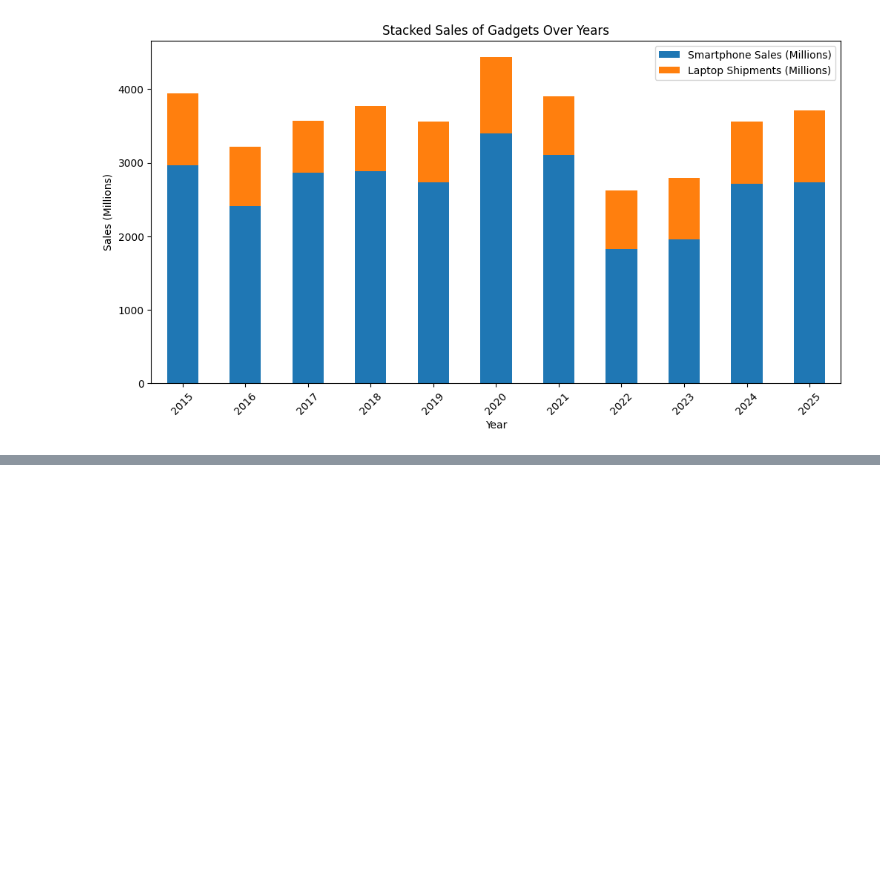
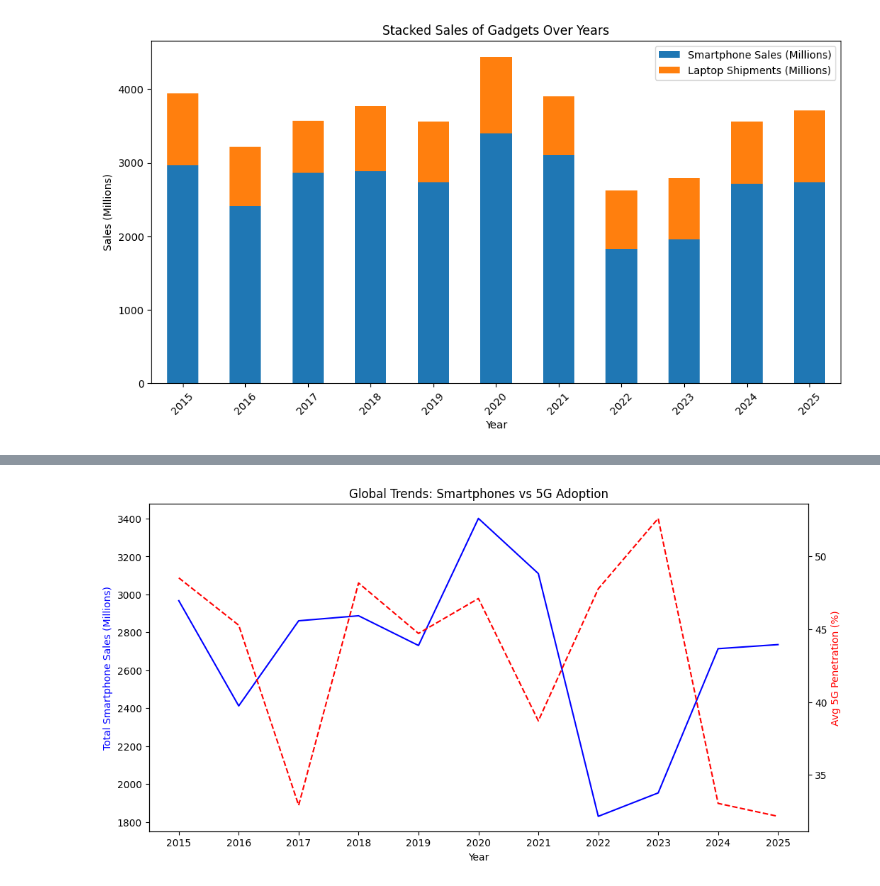
Before and after one commit to APMAPM1/Tech-Gadget-Consumption_2015-2025, a Jupyter notebook: Tech_Gadget_Consumption_(2015_2025).ipynb, the cells around one changed output, grey strips where cells are left out. Cells and saved outputs as stored; diff of their text form; code cells hidden in the pictures; blank space fills up the shorter version.

```diff
--- a/Tech_Gadget_Consumption_(2015_2025).ipynb
+++ b/Tech_Gadget_Consumption_(2015_2025).ipynb
@@ -333,3 +424,24 @@ fig = px.choropleth(df,
 fig.show()
 # %% [output]
 [interactive output not drawn]
+# %%
+yearly = df.groupby('Year').agg({
+    'Smartphone Sales (Millions)': 'sum',
+    '5G Penetration Rate (%)': 'mean',
+    'E-Waste Generated (Metric Tons)': 'sum'
+})
+
+fig, ax1 = plt.subplots(figsize=(12,6))
+
+ax1.plot(yearly.index, yearly['Smartphone Sales (Millions)'], 'b-')
+ax1.set_xlabel('Year')
+ax1.set_ylabel('Total Smartphone Sales (Millions)', color='b')
+
+ax2 = ax1.twinx()
+ax2.plot(yearly.index, yearly['5G Penetration Rate (%)'], 'r--')
+ax2.set_ylabel('Avg 5G Penetration (%)', color='r')
+
+plt.title("Global Trends: Smartphones vs 5G Adoption")
+plt.show()
+# %% [output]
+[figure, added]
```
Also changed, not shown: parts of 32 cells of this notebook.
